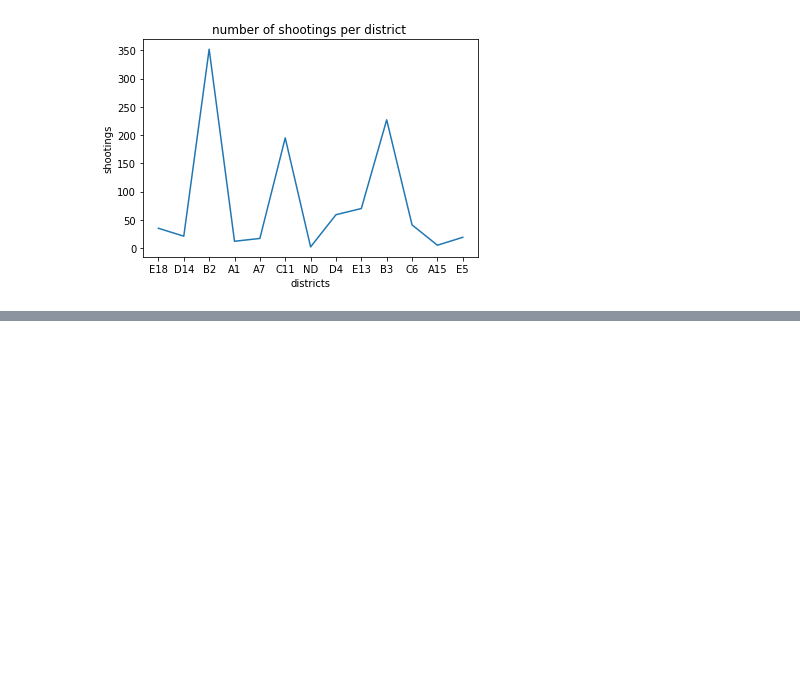
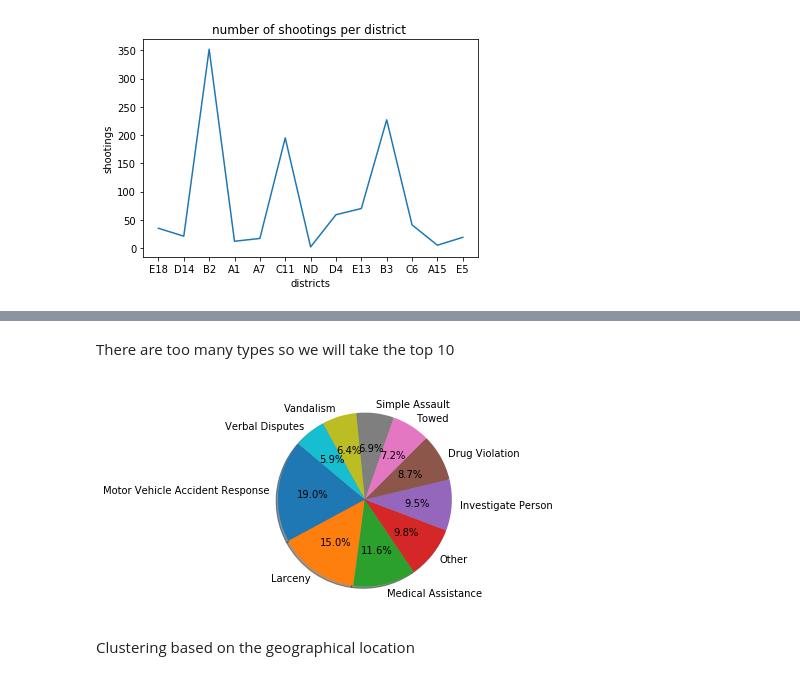
Before and after one commit to RafaelChatz/Data-Analysis-Crimes-in-Boston, a Jupyter notebook: scr/Data Analysis.ipynb, the cells around one changed output, grey strips where cells are left out. Cells and saved outputs as stored; diff of their text form; code cells hidden in the pictures; blank space fills up the shorter version.

Commit message:
almost complete -clustering remains

```diff
--- a/scr/Data Analysis.ipynb
+++ b/scr/Data Analysis.ipynb
@@ -175,0 +215,26 @@ plt.show()
+# %%
+crime_code_dict={}
+
+for i in range(len(day_or_night)):
+    if day_or_night[i]=="Day":
+        ocg=str(offense_code_group[i])
+        if ocg in crime_code_dict:
+            crime_code_dict[ocg] += 1
+        else:
+            crime_code_dict[ocg] = 1
+# %% [markdown]
+There are too many types so we will take the top 10
+# %%
+import operator
+crime_code_dict = dict(sorted(crime_code_dict.items(), key=operator.itemgetter(1), reverse=True)[:10])
+
+ocgs=list(crime_code_dict.keys()); crimes_per_code=list(crime_code_dict.values())
+
+plt.pie(crimes_per_code,labels=ocgs,autopct='%1.1f%%',
+        shadow=True, startangle=140)
+
+plt.show()
+# %% [output]
+[figure, added]
+# %% [markdown]
+Clustering based on the geographical location
```
Also changed, not shown: parts of 9 cells of this notebook.
